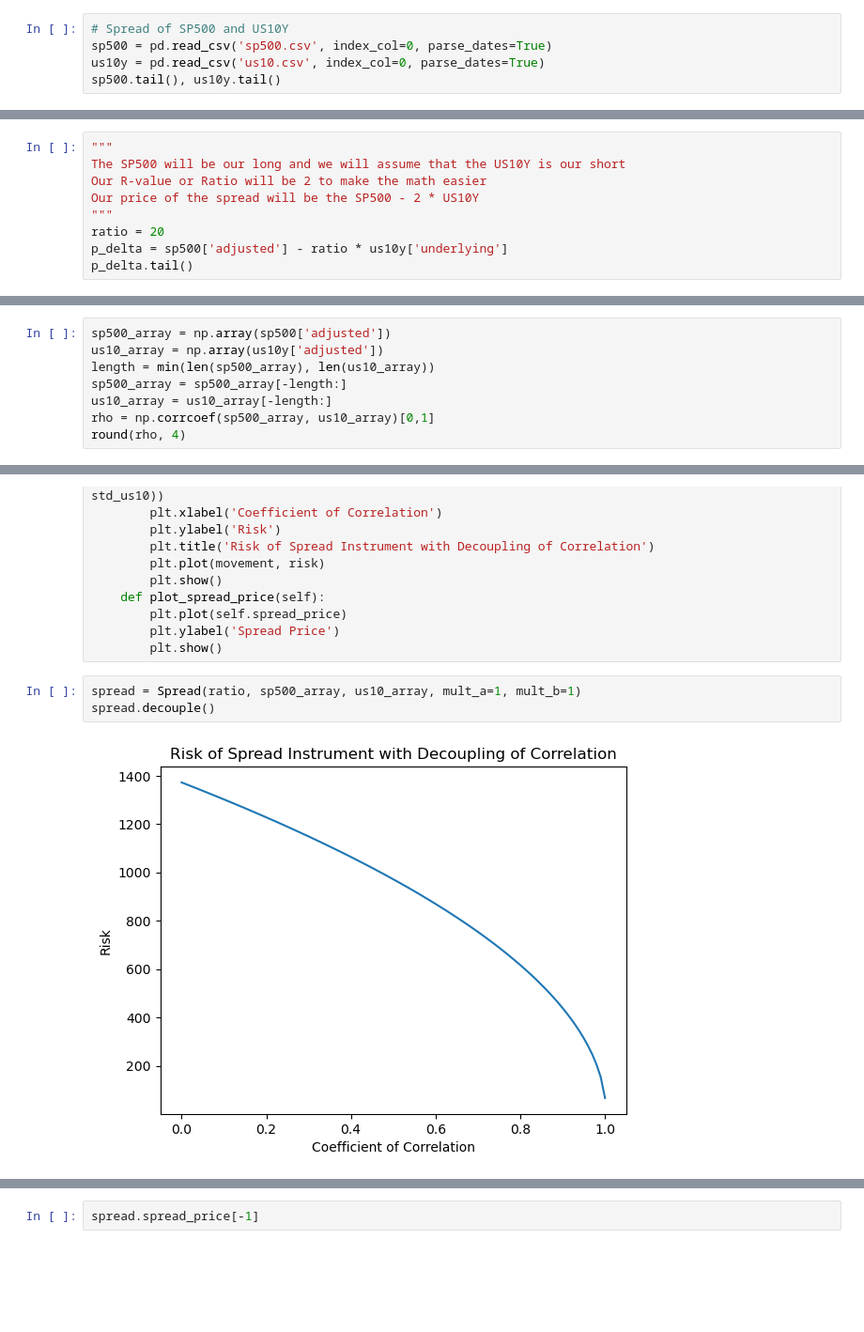
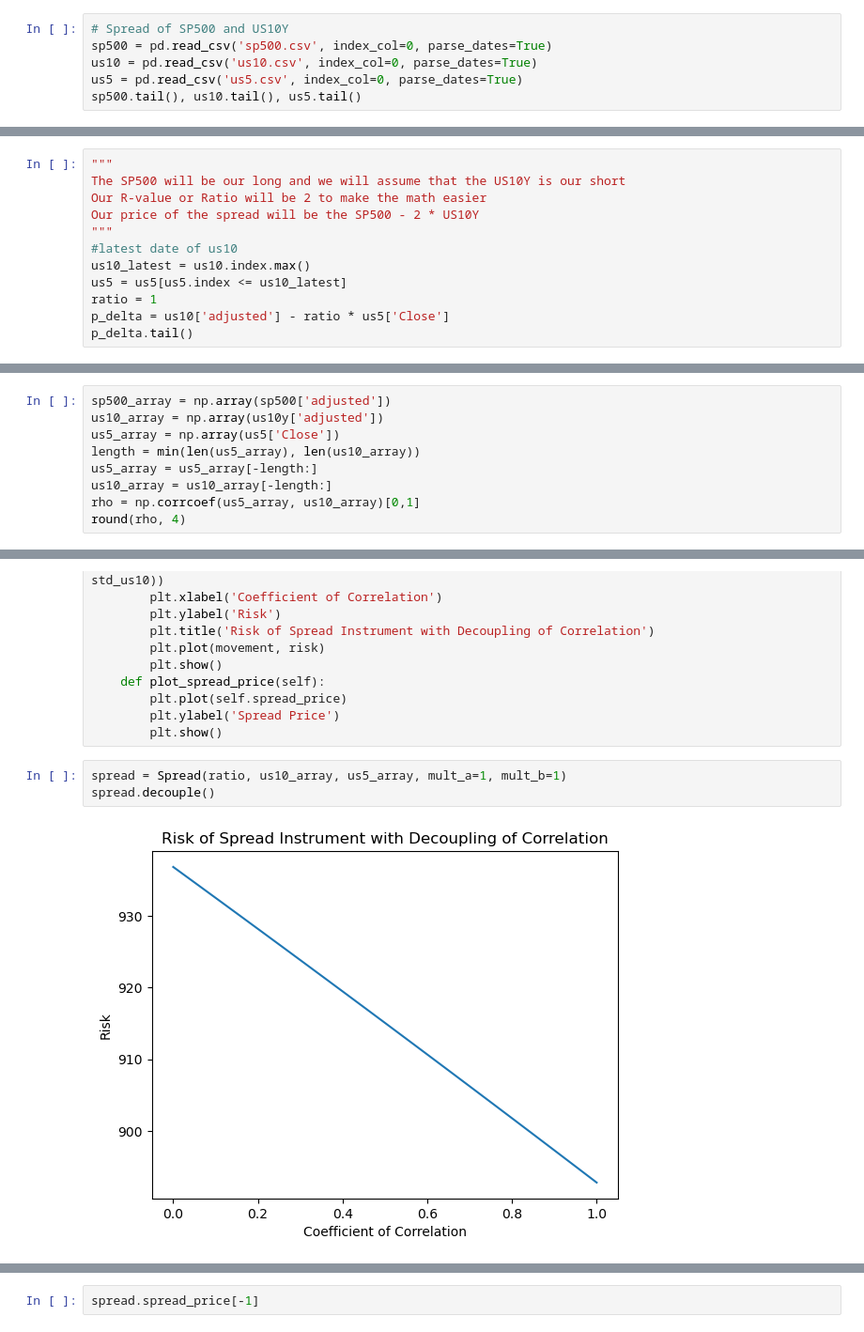
Before and after one commit to AlgoGators/spread_notes, a Jupyter notebook: spread_notebook.ipynb, the cells around one changed output, grey strips where cells are left out. Shown at 94% size. Saved outputs shown, nothing was run; the diff lists cells and outputs as text; blank space fills up the shorter version.

```diff
--- a/spread_notebook.ipynb
+++ b/spread_notebook.ipynb
@@ -16,8 +16,9 @@ import matplotlib.pyplot as plt
 # %%
 # Spread of SP500 and US10Y
 sp500 = pd.read_csv('sp500.csv', index_col=0, parse_dates=True)
-us10y = pd.read_csv('us10.csv', index_col=0, parse_dates=True)
-sp500.tail(), us10y.tail()
+us10 = pd.read_csv('us10.csv', index_col=0, parse_dates=True)
+us5 = pd.read_csv('us5.csv', index_col=0, parse_dates=True)
+sp500.tail(), us10.tail(), us5.tail()
 # %% [output]
 (            adjusted  underlying
  index
@@ -39,7 +43,10 @@ The SP500 will be our long and we will assume that the US10Y is our short
 Our R-value or Ratio will be 2 to make the math easier
 Our price of the spread will be the SP500 - 2 * US10Y
 """
-ratio = 20
-p_delta = sp500['adjusted'] - ratio * us10y['underlying']
+#latest date of us10
+us10_latest = us10.index.max()
+us5 = us5[us5.index <= us10_latest]
+ratio = 1
+p_delta = us10['adjusted'] - ratio * us5['Close']
 p_delta.tail()
 # %% [output]
@@ -53,9 +59,10 @@ dtype: float64
 # %%
 sp500_array = np.array(sp500['adjusted'])
 us10_array = np.array(us10y['adjusted'])
-length = min(len(sp500_array), len(us10_array))
-sp500_array = sp500_array[-length:]
+us5_array = np.array(us5['Close'])
+length = min(len(us5_array), len(us10_array))
+us5_array = us5_array[-length:]
 us10_array = us10_array[-length:]
-rho = np.corrcoef(sp500_array, us10_array)[0,1]
+rho = np.corrcoef(us5_array, us10_array)[0,1]
 round(rho, 4)
 # %% [output]
@@ -124,10 +131,10 @@ class Spread:
         plt.ylabel('Spread Price')
         plt.show()
 # %%
-spread = Spread(ratio, sp500_array, us10_array, mult_a=1, mult_b=1)
+spread = Spread(ratio, us10_array, us5_array, mult_a=1, mult_b=1)
 spread.decouple()
 # %% [output]
-[figure, old version]
+[figure, new version]
 # %%
 spread.plot_spread()
 # %% [output]
```
Also changed, not shown: parts of 4 cells of this notebook, 1 other file.
